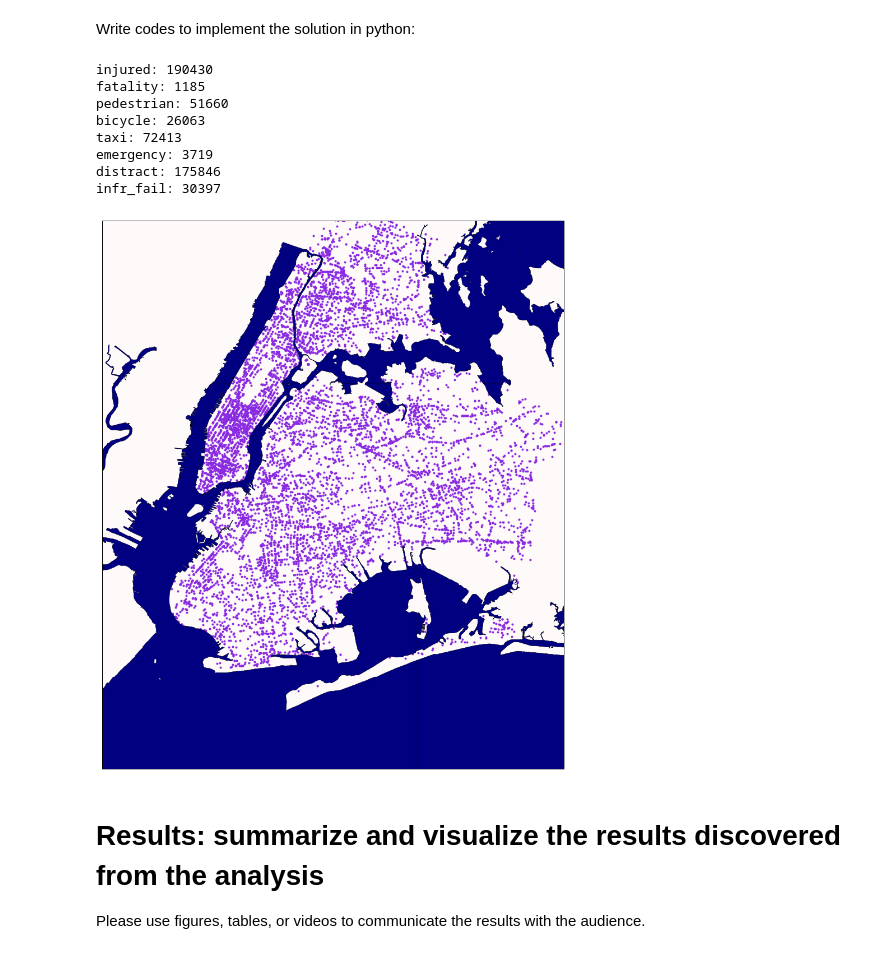
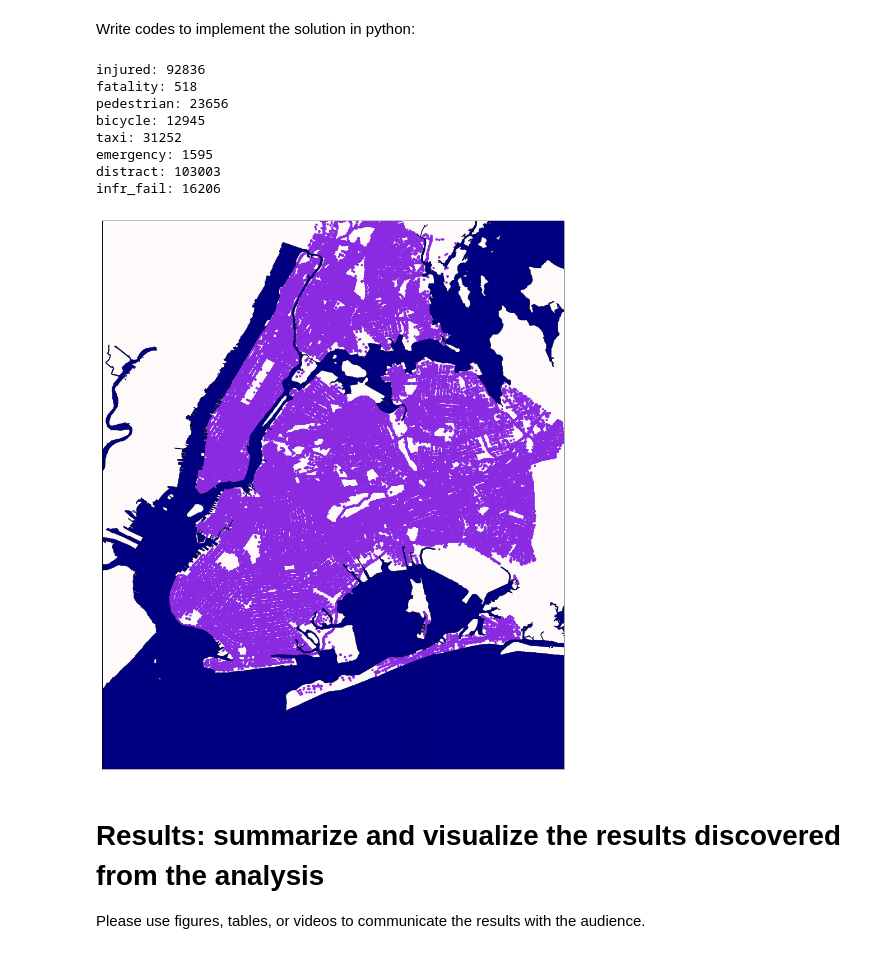
Before and after one commit to dontirun/DS3001-Case-6, a Jupyter notebook: case6.ipynb, the cells around one changed output. Cells and saved outputs as stored; diff of their text form; code cells hidden in the pictures.

```diff
--- a/case6.ipynb
+++ b/case6.ipynb
@@ -163,28 +163,26 @@ with open('data/NYPD_Motor_Vehicle_Collisions.csv') as infile:
     infr_fail = []
     x = 0
     for line in reader:
-        if line['NUMBER OF PERSONS INJURED'] != '0':
-            injured.append(line)
-        if line['NUMBER OF PERSONS KILLED'] != '0':
-            fatality.append(line)
-        if line['NUMBER OF PEDESTRIANS INJURED'] != '0' or line['NUMBER OF PEDESTRIANS KILLED'] != '0':
-            pedestrian.append(line)
-        for i in range(1,6):
-            if line[('VEHICLE TYPE CODE ' + str(i))] == 'BICYCLE':
-                bicycle.append(line)
-            if line[('VEHICLE TYPE CODE ' + str(i))] == 'TAXI':
-                taxi.append(line)
-            if line[('VEHICLE TYPE CODE ' + str(i))] in ['AMBULANCE' or 'FIRE TRUCK']:
-                emergency.append(line)
-            if line[('CONTRIBUTING FACTOR VEHICLE ' + str(i))] == 'Driver Inattention/Distraction':
-                distract.append(line)
-            if line[('CONTRIBUTING FACTOR VEHICLE ' + str(i))] in ['Shoulders Defective/Improper', 'Traffic Control Device Improper/Nonworking',
-                                                                    'Lane Marking Improper/Inadequate', 'Pavement Defective', 'Obstruction/Debris',
-                                                                    'View Obstructed/Limited', 'Oversized Vehicle', 'Pavement Slippery']:
-                infr_fail.append(line)
-        #x += 1
-        #if x > 10000:
-            #break
+        if line['DATE'].split('/')[2] in ['2017','2016','2015']:
+            if line['NUMBER OF PERSONS INJURED'] != '0':
+                injured.append(line)
+            if line['NUMBER OF PERSONS KILLED'] != '0':
+                fatality.append(line)
+            if line['NUMBER OF PEDESTRIANS INJURED'] != '0' or line['NUMBER OF PEDESTRIANS KILLED'] != '0':
+                pedestrian.append(line)
+            for i in range(1,6):
+                if line[('VEHICLE TYPE CODE ' + str(i))] == 'BICYCLE':
+                    bicycle.append(line)
+                if line[('VEHICLE TYPE CODE ' + str(i))] == 'TAXI':
+                    taxi.append(line)
+                if line[('VEHICLE TYPE CODE ' + str(i))] in ['AMBULANCE' or 'FIRE TRUCK']:
+                    emergency.append(line)
+                if line[('CONTRIBUTING FACTOR VEHICLE ' + str(i))] == 'Driver Inattention/Distraction':
+                    distract.append(line)
+                if line[('CONTRIBUTING FACTOR VEHICLE ' + str(i))] in ['Shoulders Defective/Improper', 'Traffic Control Device Improper/Nonworking',
+                                                                        'Lane Marking Improper/Inadequate', 'Pavement Defective', 'Obstruction/Debris',
+                                                                        'View Obstructed/Limited', 'Oversized Vehicle', 'Pavement Slippery']:
+                    infr_fail.append(line)
 
 list_names = ['injured', 'fatality', 'pedestrian', 'bicycle', 'taxi', 'emergency', 'distract', 'infr_fail']
 z = 0
@@ -192,14 +190,14 @@ for i in [injured, fatality, pedestrian, bicycle, taxi, emergency, distract, inf
     print (list_names[z] + ': ' + str(len(i)))
     z += 1
 # %% [output]
-injured: 190430
-fatality: 1185
-pedestrian: 51660
-bicycle: 26063
-taxi: 72413
-emergency: 3719
-distract: 175846
-infr_fail: 30397
+injured: 92836
+fatality: 518
+pedestrian: 23656
+bicycle: 12945
+taxi: 31252
+emergency: 1595
+distract: 103003
+infr_fail: 16206
 # %%
 import matplotlib.pyplot as plt
 import csv
@@ -221,9 +219,9 @@ with open('data/NYPD_Motor_Vehicle_Collisions.csv') as infile:
         else:
             lat.append(float(line['LATITUDE']))
             lon.append(float(line['LONGITUDE']))
-        i += 1
-        if i >= 10000: #
-            break
+        #i += 1
+        #if i >= 10000: #
+            #break
 
 # Set up map
 fig, ax = plt.subplots(figsize=(18,18))
@@ -231,34 +229,34 @@ map = Basemap(projection='mill',
             llcrnrlat = 40.5,
             llcrnrlon = -74.1,
             urcrnrlat = 40.9,
             urcrnrlon = -73.7,
             resolution='c')
 
 map.drawmapboundary(fill_color = 'snow')
 map.readshapefile('nyc_shapefile/nyc', 'nyc')
 
 # Separate water and land polygons in shapefile
 water_patches = []
 land_patches = []
 water_tiles = [13936, 7906, 3830, 1456, 1311, 581, 291, 120, 107, 19]
 
 # Color shapefile polygons
 for info, shape in zip(map.nyc_info, map.nyc):
     if len(shape) in water_tiles:
         water_patches.append(Polygon(np.array(shape), True))
     else:
         land_patches.append(Polygon(np.array(shape), True))
 ax.add_collection(PatchCollection(water_patches, facecolor= 'navy', edgecolor='k', linewidths=0.3, zorder=2))
 ax.add_collection(PatchCollection(land_patches, facecolor= 'snow', edgecolor='k', linewidths=0.3, zorder=2))
 
 # Add datapoints
 x,y = map(lon, lat)
 map.scatter(x,y, marker = '.', color = 'blueviolet', )
 
 # Show Plots
 plt.show()
 # %% [output]
-[figure, old version]
+[figure, new version]
 # %% [markdown]
 # Results: summarize and visualize the results discovered from the analysis
 
```
Also changed, not shown: parts of 6 cells of this notebook.
